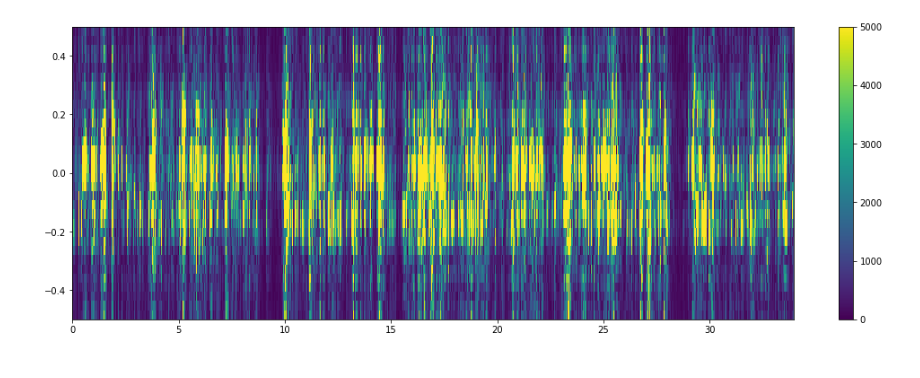
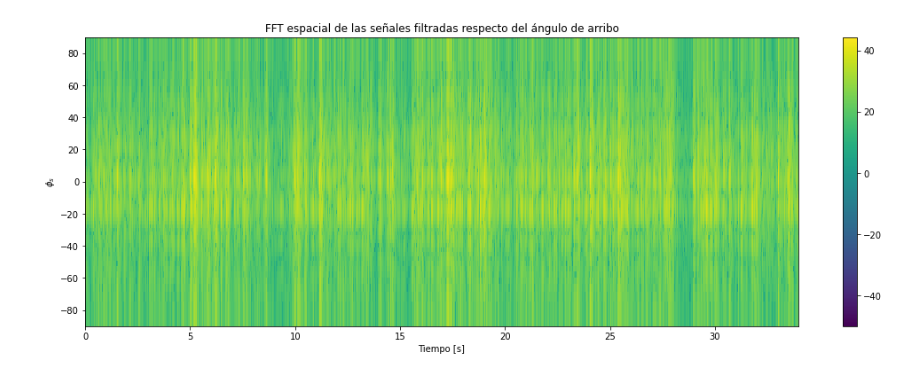
Before and after one commit to mbergerman/Procesamiento-Adaptativo, a Jupyter notebook: TPS/TP4/PASA_TP4_G2.ipynb, the cells around one changed output. Saved outputs shown, nothing was run; the diff lists cells and outputs as text; code cells hidden in the pictures.

```diff
--- a/TPS/TP4/PASA_TP4_G2.ipynb
+++ b/TPS/TP4/PASA_TP4_G2.ipynb
@@ -107,0 +51,17 @@ plt.show()'''
+# %%
+def v(phi, M, d):
+    l = 343/Fc
+    return M**-0.5 * np.exp(-2j * np.pi * d * np.sin(phi) / l * np.arange(0, M))
+
+array_idx = 0
+B = 100
+
+a = 1
+b = signal.firwin(101, B, window='hamming', fs=Fs)
+
+data_demod = np.zeros(np.shape(data), dtype=np.complex_)
+data_filt = np.zeros(np.shape(data), dtype=np.complex_)
+exp_demod = np.exp(2j*np.pi*Fc/Fs* np.arange(len(data[0])))
+for i, val in enumerate(data):
+    data_demod[i] = exp_demod * val
+    data_filt[i] = signal.lfilter(b, a, data_demod[i])
@@ -107,0 +79,15 @@ plt.show()'''
+# %%
+padding = 64 - len(data_filt)
+data_fft = np.zeros((M[array_idx] + padding, N), dtype=np.complex_)
+for t in range(len(data_filt[0])):
+    data_pad = np.pad( data_filt[ subarray_sensors[array_idx] , t], (0, padding) )
+    data_fft[:, t] = fftshift( fft( data_pad ) )
+
+plt.figure(figsize=(18, 6))
+img_data = 10*np.log10( np.abs(data_fft))
+img = plt.imshow( img_data, interpolation='antialiased', aspect='auto', extent=[0, len(data[0])/Fs, -0.5, 0.5], vmin = -50, origin='lower')
+plt.colorbar(img, ax=plt.gca())
+plt.title('FFT espacial de las señales filtradas')
+plt.ylabel('Frecuencia normalizada')
+plt.xlabel('Tiempo [s]')
+plt.show()
@@ -108,13 +96,16 @@ plt.show()'''
 # %%
 x = np.linspace(0, len(data_fft[0])/Fs, len(data_fft[0])+1)
 y = np.linspace(-0.5, 0.5, len(data_fft)+1)
-#y = np.arcsin(y*2) * 180/np.pi
-
+y = np.arcsin(y*2) * 180/np.pi
 X, Y = np.meshgrid(x, y)
 
 plt.figure(figsize=(18, 6))
-img = plt.pcolormesh(X, Y, np.abs(data_fft), vmax = 5e3, antialiased=True)
+img_data = 10*np.log10( np.abs(data_fft))
+img = plt.pcolormesh(X, Y, img_data, antialiased=True, vmin = -50)
 plt.colorbar(img, ax=plt.gca())
+plt.title('FFT espacial de las señales filtradas respecto del ángulo de arribo')
+plt.ylabel('$\phi_s$')
+plt.xlabel('Tiempo [s]')
 plt.show()
 # %% [output]
-[figure, old version]
+[figure, new version]
```
Also changed, not shown: parts of 14 cells of this notebook.
